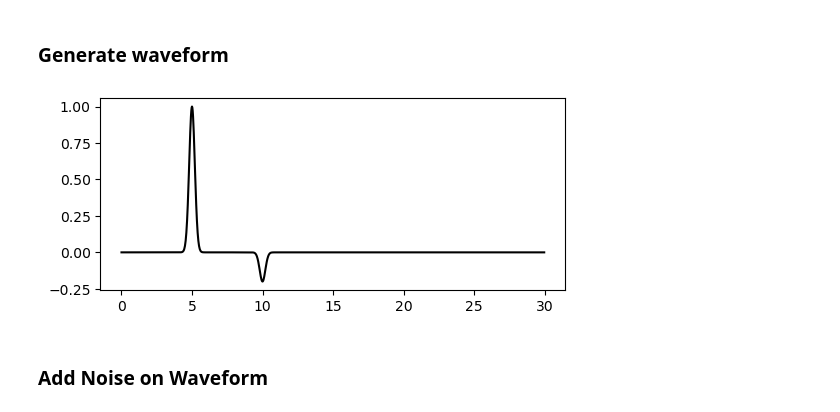
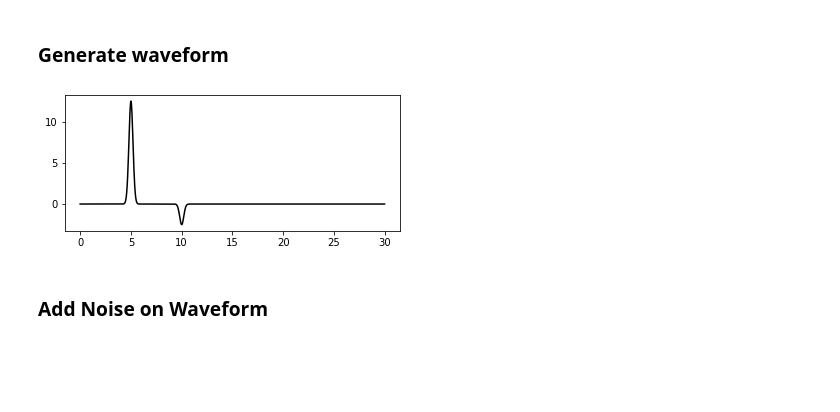
Before and after one commit to x-repos/obs, a Jupyter notebook: thapa/autocorrelation_details.ipynb, the cells around one changed output. Cells and saved outputs as stored; diff of their text form; code cells hidden in the pictures; blank space fills up the shorter version.

```diff
--- a/thapa/autocorrelation_details.ipynb
+++ b/thapa/autocorrelation_details.ipynb
@@ -28,29 +28,29 @@ from obspy.core import AttribDict
 # %%
 # def Gaussian_function(x,sig,mu):
 #     cf=1/(sig*np.sqrt(2*np.pi))
 #     exp=np.exp(-1/2*((x-mu)/sig)**2)
 #     gauss=cf*exp
 #     return gauss
 
 #### using lambda function
 Gaussian_function=lambda x,sig,mu:np.exp(-1/2*((x-mu)/sig)**2)/sig*np.sqrt(2*np.pi)
 
 time=np.arange(-2.5,2.5,0.025)
 sigma=0.2
 gauss_func1=Gaussian_function(time,sigma,0)
 gauss_func2=-0.2*Gaussian_function(time,sigma,0)
 #gauss_func3=0.1*Gaussian_function(time,sigma,0)
 demo_arr=np.concatenate((np.zeros(100),gauss_func1, gauss_func2,np.zeros(700)), axis = 0)
 #demo_arr=np.concatenate((gauss_func1, gauss_func2,gauss_func3,np.zeros(400)), axis = 0)
 demo_tr=Trace(header={'npts':len(demo_arr),'delta':0.025},data=demo_arr)
-demo_tr.normalize()
+# demo_tr.normalize()
 time_axis=np.arange(demo_tr.stats.npts)*demo_tr.stats.delta
 
 plt.figure(figsize=(6,2.5))
 plt.plot(time_axis,demo_tr.data,color='black')
 plt.show()
 # %% [output]
-[figure, old version]
+[figure, new version]
 # %% [markdown]
 ### Add Noise on Waveform
 # %%
```
Also changed, not shown: parts of 8 cells of this notebook, 51 other files.
